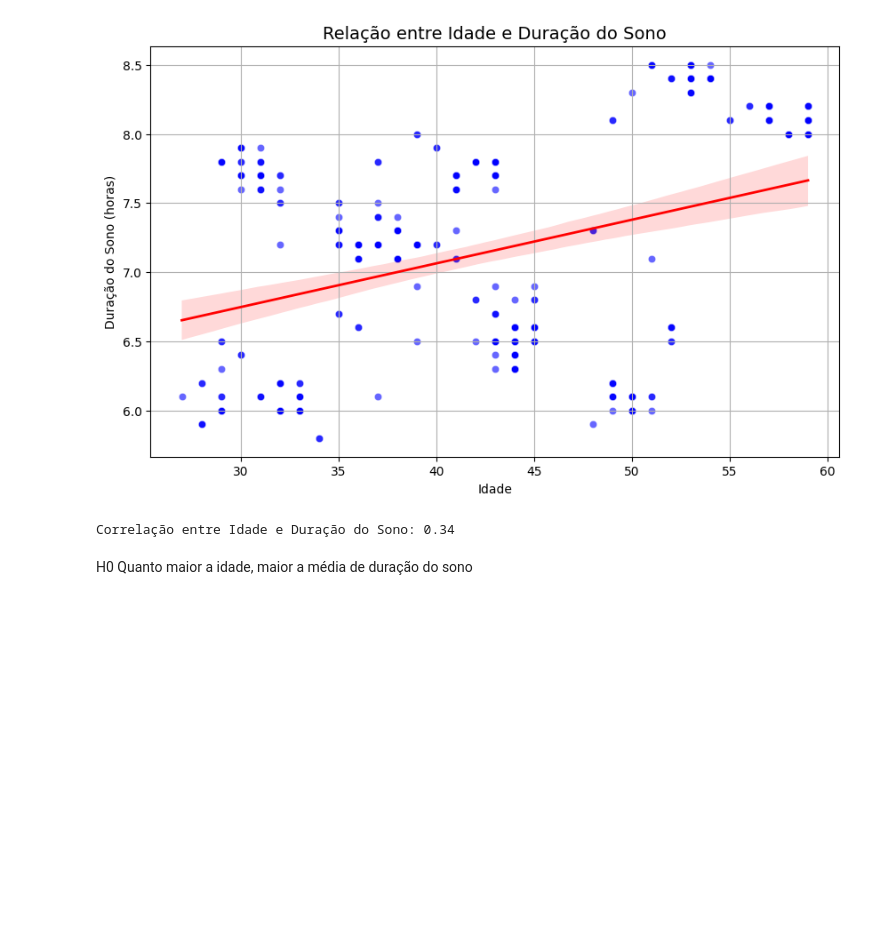
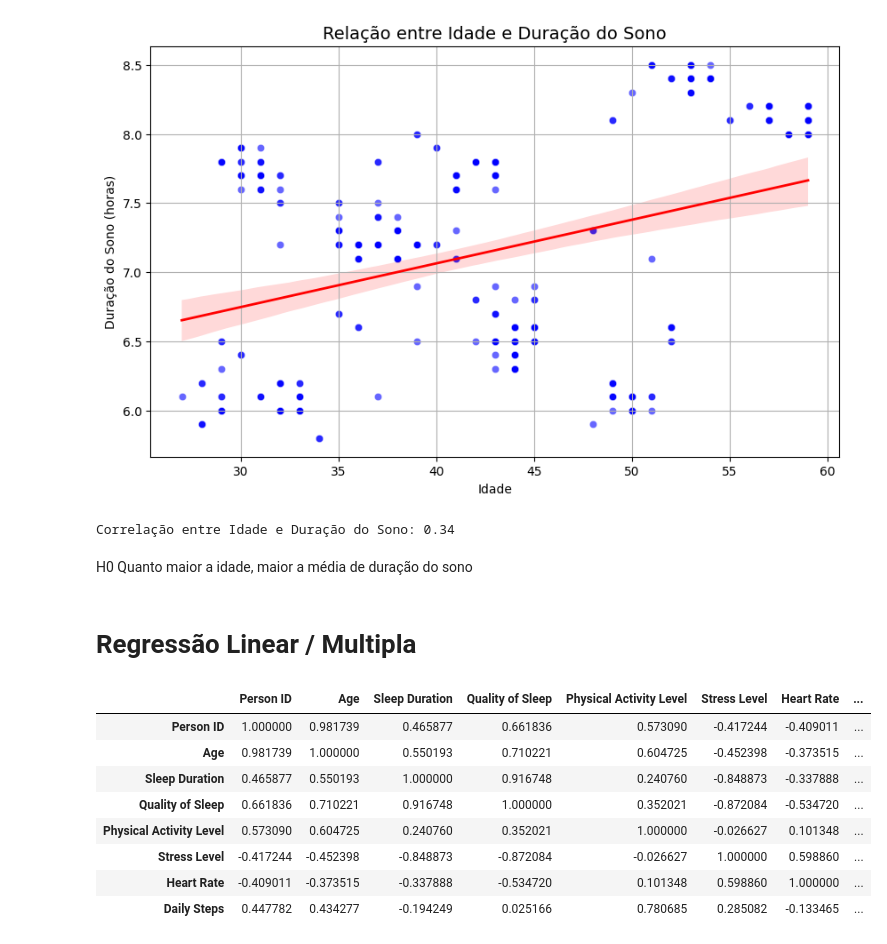
Before and after one commit to AndrielHenrique/Analise-de-Dados, a Jupyter notebook: base02.ipynb, the cells around one changed output. Saved outputs shown, nothing was run; the diff lists cells and outputs as text; code cells hidden in the pictures; blank space fills up the shorter version.

Commit message:
regressão linear

```diff
--- a/base02.ipynb
+++ b/base02.ipynb
@@ -217,3 +222,27 @@ print(f'Correlação entre Idade e Duração do Sono: {correlacao:.2f}')
 Correlação entre Idade e Duração do Sono: 0.34
 # %% [markdown]
 H0 Quanto maior a idade, maior a média de duração do sono
+# %% [markdown]
+# Regressão Linear / Multipla
+# %%
+# Dataframe com dos dados nulos removidos
+df_clean = df.dropna(inplace=False)
+
+# Select only numerical features for correlation analysis
+numerical_df = df_clean.select_dtypes(include=['number'])
+
+# Calculate the correlation matrix
+corr = numerical_df.corr()
+
+# Display the correlation matrix
+corr
+# %% [output]
+|  | Person ID | Age | Sleep Duration | Quality of Sleep | Physical Activity Level | Stress Level | Heart Rate | ... |
+| Person ID | 1.000000 | 0.981739 | 0.465877 | 0.661836 | 0.573090 | -0.417244 | -0.409011 | ... |
+| Age | 0.981739 | 1.000000 | 0.550193 | 0.710221 | 0.604725 | -0.452398 | -0.373515 | ... |
+| Sleep Duration | 0.465877 | 0.550193 | 1.000000 | 0.916748 | 0.240760 | -0.848873 | -0.337888 | ... |
+| Quality of Sleep | 0.661836 | 0.710221 | 0.916748 | 1.000000 | 0.352021 | -0.872084 | -0.534720 | ... |
+| Physical Activity Level | 0.573090 | 0.604725 | 0.240760 | 0.352021 | 1.000000 | -0.026627 | 0.101348 | ... |
+| Stress Level | -0.417244 | -0.452398 | -0.848873 | -0.872084 | -0.026627 | 1.000000 | 0.598860 | ... |
+| Heart Rate | -0.409011 | -0.373515 | -0.337888 | -0.534720 | 0.101348 | 0.598860 | 1.000000 | ... |
+| Daily Steps | 0.447782 | 0.434277 | -0.194249 | 0.025166 | 0.780685 | 0.285082 | -0.133465 | ... |
```
Also changed, not shown: parts of 8 cells of this notebook.
